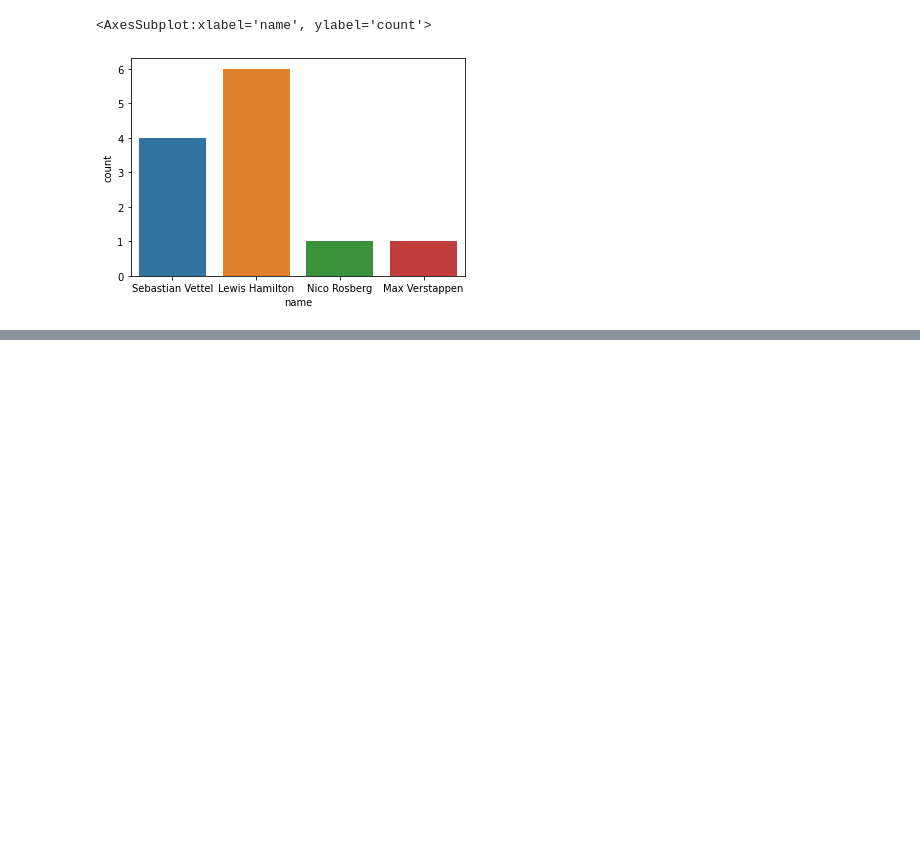
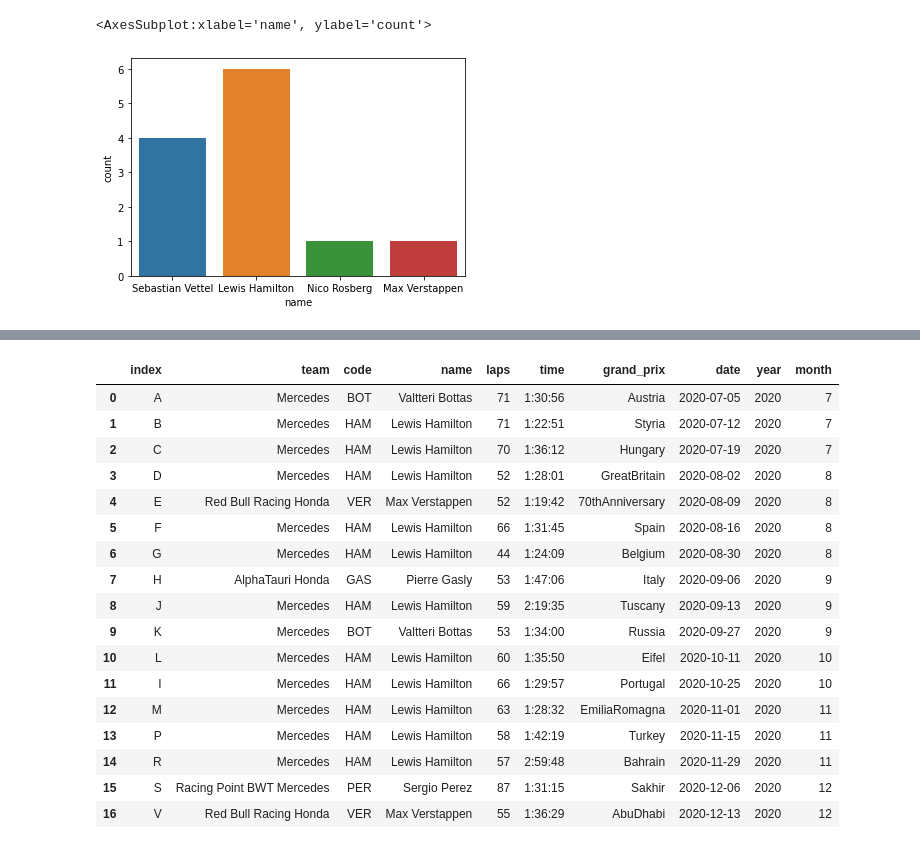
Before and after one commit to tanmaybankar/Formula-One, a Jupyter notebook: Formula One.ipynb, the cells around one changed output, grey strips where cells are left out. Saved outputs shown, nothing was run; the diff lists cells and outputs as text; code cells hidden in the pictures; blank space fills up the shorter version.

```diff
--- a/Formula One.ipynb
+++ b/Formula One.ipynb
@@ -202,0 +266,12 @@ sns.countplot(x='name',data=world_champion)
+# %%
+date_updated = pd.read_csv('Datasets/f1_2010-2021/f1_2010-2021.csv', parse_dates=['date'])
+
+date_updated["name"] = date_updated[["name", "surname"]].agg(" ".join , axis=1)
+date_updated.drop("surname", axis=1, inplace=True)
+
+
+
+date_updated['year'] = pd.DatetimeIndex(date_updated['date']).year
+date_updated['month'] = pd.DatetimeIndex(date_updated['date']).month
+date_updated.drop("level_0", axis=1, inplace=True)
+date_updated
@@ -202,0 +311,50 @@ sns.countplot(x='name',data=world_champion)
+# %%
+year_2010 = date_updated.loc[date_updated['year']==2010]
+year_2011 = date_updated.loc[date_updated['year']==2011]
+year_2012 = date_updated.loc[date_updated['year']==2012]
+year_2013 = date_updated.loc[date_updated['year']==2013]
+year_2014 = date_updated.loc[date_updated['year']==2014]
+year_2015 = date_updated.loc[date_updated['year']==2015]
+year_2016 = date_updated.loc[date_updated['year']==2016]
+year_2017 = date_updated.loc[date_updated['year']==2017]
+year_2018 = date_updated.loc[date_updated['year']==2018]
+year_2019 = date_updated.loc[date_updated['year']==2019]
+year_2020 = date_updated.loc[date_updated['year']==2020]
+year_2021 = date_updated.loc[date_updated['year']==2021]
+
+
+year = input("Enter the season: ")
+
+if (year == "2010"):
+    season_stats = year_2010
+elif (year == "2011"):
+    season_stats = year_2011
+elif (year == "2012"):
+    season_stats = year_2012
+elif (year == "2013"):
+    season_stats = year_2013
+elif (year == "2014"):
+    season_stats = year_2014
+elif (year == "2015"):
+    season_stats = year_2015
+elif (year == "2016"):
+    season_stats = year_2016
+elif (year == "2017"):
+    season_stats = year_2017
+elif (year == "2018"):
+    season_stats = year_2018
+elif (year == "2019"):
+    season_stats = year_2019
+elif (year == "2020"):
+    season_stats = year_2020
+elif (year == "2021"):
+    season_stats = year_2021
+else:
+    print('lmao')
+
+
+
+season_stats.reset_index(level=0 , inplace=True)
+season_stats.drop("level_0", axis=1, inplace=True)
+season_stats
+# %% [output]
@@ -202,0 +366,18 @@ sns.countplot(x='name',data=world_champion)
+|  | index | team | code | name | laps | time | grand_prix | date | year | month |
+| 0 | A | Mercedes | BOT | Valtteri Bottas | 71 | 1:30:56 | Austria | 2020-07-05 | 2020 | 7 |
+| 1 | B | Mercedes | HAM | Lewis Hamilton | 71 | 1:22:51 | Styria | 2020-07-12 | 2020 | 7 |
+| 2 | C | Mercedes | HAM | Lewis Hamilton | 70 | 1:36:12 | Hungary | 2020-07-19 | 2020 | 7 |
+| 3 | D | Mercedes | HAM | Lewis Hamilton | 52 | 1:28:01 | GreatBritain | 2020-08-02 | 2020 | 8 |
+| 4 | E | Red Bull Racing Honda | VER | Max Verstappen | 52 | 1:19:42 | 70thAnniversary | 2020-08-09 | 2020 | 8 |
+| 5 | F | Mercedes | HAM | Lewis Hamilton | 66 | 1:31:45 | Spain | 2020-08-16 | 2020 | 8 |
+| 6 | G | Mercedes | HAM | Lewis Hamilton | 44 | 1:24:09 | Belgium | 2020-08-30 | 2020 | 8 |
+| 7 | H | AlphaTauri Honda | GAS | Pierre Gasly | 53 | 1:47:06 | Italy | 2020-09-06 | 2020 | 9 |
+| 8 | J | Mercedes | HAM | Lewis Hamilton | 59 | 2:19:35 | Tuscany | 2020-09-13 | 2020 | 9 |
+| 9 | K | Mercedes | BOT | Valtteri Bottas | 53 | 1:34:00 | Russia | 2020-09-27 | 2020 | 9 |
+| 10 | L | Mercedes | HAM | Lewis Hamilton | 60 | 1:35:50 | Eifel | 2020-10-11 | 2020 | 10 |
+| 11 | I | Mercedes | HAM | Lewis Hamilton | 66 | 1:29:57 | Portugal | 2020-10-25 | 2020 | 10 |
+| 12 | M | Mercedes | HAM | Lewis Hamilton | 63 | 1:28:32 | EmiliaRomagna | 2020-11-01 | 2020 | 11 |
+| 13 | P | Mercedes | HAM | Lewis Hamilton | 58 | 1:42:19 | Turkey | 2020-11-15 | 2020 | 11 |
+| 14 | R | Mercedes | HAM | Lewis Hamilton | 57 | 2:59:48 | Bahrain | 2020-11-29 | 2020 | 11 |
+| 15 | S | Racing Point BWT Mercedes | PER | Sergio Perez | 87 | 1:31:15 | Sakhir | 2020-12-06 | 2020 | 12 |
+| 16 | V | Red Bull Racing Honda | VER | Max Verstappen | 55 | 1:36:29 | AbuDhabi | 2020-12-13 | 2020 | 12 |
```
Also changed, not shown: parts of 12 cells of this notebook.
